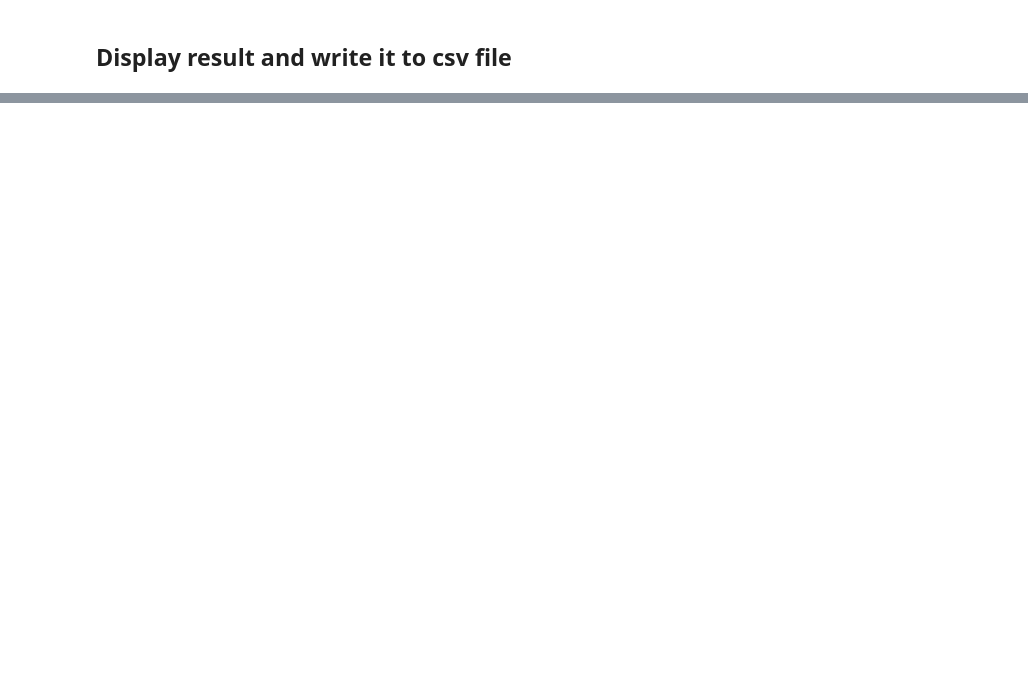
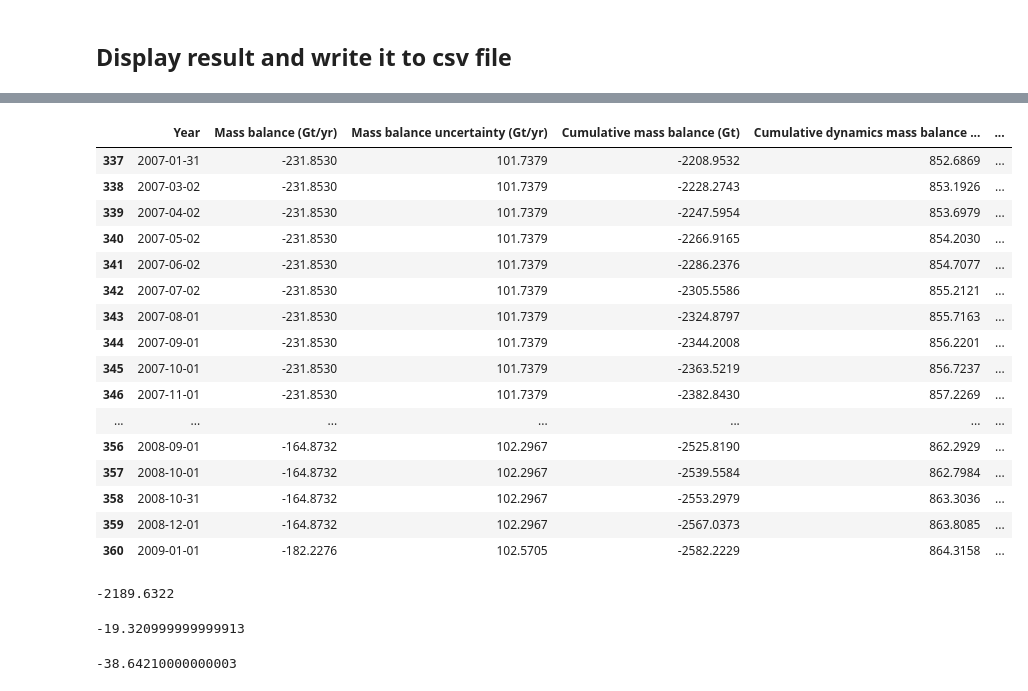
Before and after one commit to erikasy23/CmCt, a Jupyter notebook: notebooks/IMBIE/imbie_comparison.ipynb, the cells around one changed output, grey strips where cells are left out. Drawn from its saved outputs; the diff is of its cells as text; code cells hidden in the pictures; blank space fills up the shorter version.

```diff
--- a/notebooks/IMBIE/imbie_comparison.ipynb
+++ b/notebooks/IMBIE/imbie_comparison.ipynb
@@ -139,0 +308,32 @@ Writing data to CSV file: /home/jovyan/CmCt/notebooks/IMBIE/lithk_GIS_BGC_BISICL
+# %%
+filtered_data
+# %% [output]
+|  | Year | Mass balance (Gt/yr) | Mass balance uncertainty (Gt/yr) | Cumulative mass balance (Gt) | Cumulative dynamics mass balance ... | ... |
+| 337 | 2007-01-31 | -231.8530 | 101.7379 | -2208.9532 | 852.6869 | ... |
+| 338 | 2007-03-02 | -231.8530 | 101.7379 | -2228.2743 | 853.1926 | ... |
+| 339 | 2007-04-02 | -231.8530 | 101.7379 | -2247.5954 | 853.6979 | ... |
+| 340 | 2007-05-02 | -231.8530 | 101.7379 | -2266.9165 | 854.2030 | ... |
+| 341 | 2007-06-02 | -231.8530 | 101.7379 | -2286.2376 | 854.7077 | ... |
+| 342 | 2007-07-02 | -231.8530 | 101.7379 | -2305.5586 | 855.2121 | ... |
+| 343 | 2007-08-01 | -231.8530 | 101.7379 | -2324.8797 | 855.7163 | ... |
+| 344 | 2007-09-01 | -231.8530 | 101.7379 | -2344.2008 | 856.2201 | ... |
+| 345 | 2007-10-01 | -231.8530 | 101.7379 | -2363.5219 | 856.7237 | ... |
+| 346 | 2007-11-01 | -231.8530 | 101.7379 | -2382.8430 | 857.2269 | ... |
+| ... | ... | ... | ... | ... | ... | ... |
+| 356 | 2008-09-01 | -164.8732 | 102.2967 | -2525.8190 | 862.2929 | ... |
+| 357 | 2008-10-01 | -164.8732 | 102.2967 | -2539.5584 | 862.7984 | ... |
+| 358 | 2008-10-31 | -164.8732 | 102.2967 | -2553.2979 | 863.3036 | ... |
+| 359 | 2008-12-01 | -164.8732 | 102.2967 | -2567.0373 | 863.8085 | ... |
+| 360 | 2009-01-01 | -182.2276 | 102.5705 | -2582.2229 | 864.3158 | ... |
+# %%
+mass_balance_start_value
+# %% [output]
+-2189.6322
+# %%
+-2208.9532--2189.6322
+# %% [output]
+-19.320999999999913
+# %%
+-2228.2743--2189.6322
+# %% [output]
+-38.64210000000003
```
Also changed, not shown: parts of 9 cells of this notebook.
